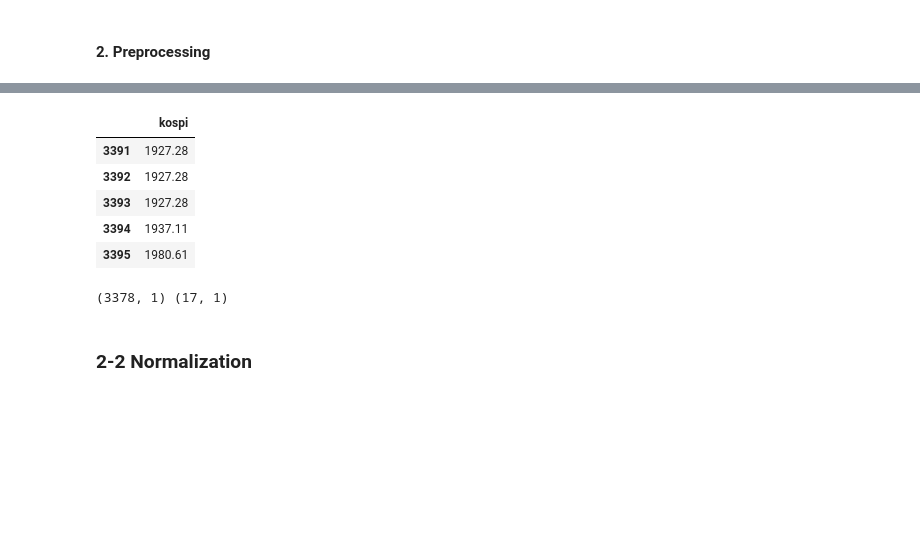
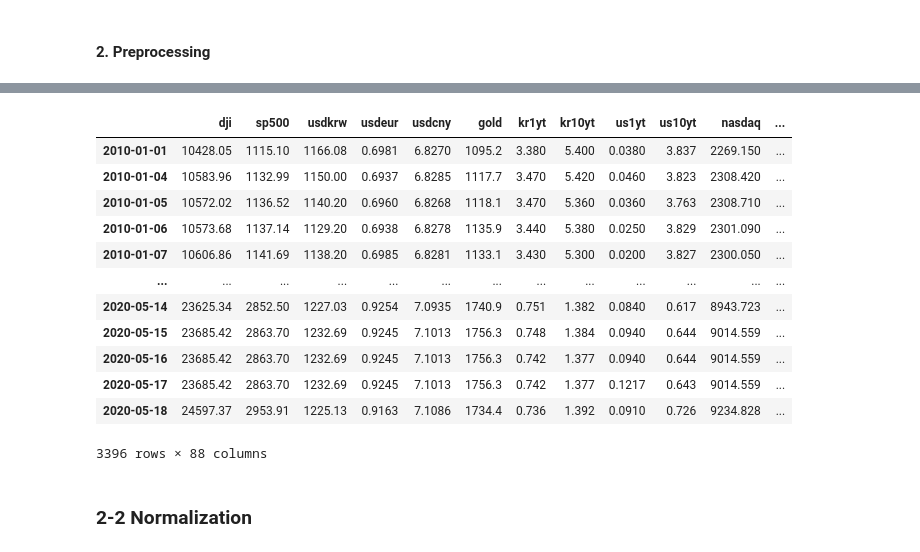
Before and after one commit to YDS-mini15/kospi-price-prediction, a Jupyter notebook: default.ipynb, the cells around one changed output, grey strips where cells are left out. Saved outputs shown, nothing was run; the diff lists cells and outputs as text; code cells hidden in the pictures; blank space fills up the shorter version.

```diff
--- a/default.ipynb
+++ b/default.ipynb
@@ -67,4 +76,8 @@ us10yt_m = pd.DataFrame(data=us10yt.Close.values, columns=['us10yt'], index=us10
 
 nasdaq_m = pd.DataFrame(data=nasdaq.NASDAQCOM.values, columns=['nasdaq'], index=nasdaq.index)
 
-sse_m = pd.DataFrame(data=sse.Close.values, columns=['sse'], index=sse.index)
+samsung_m = pd.DataFrame(data=samsung.Close.values, columns=['samsung'], index=samsung.index)
+skhynix_m = pd.DataFrame(data=skhynix.Close.values, columns=['skhynix'], index=skhynix.index)
+naver_m = pd.DataFrame(data=naver.Close.values, columns=['naver'], index=naver.index)
+kakao_m = pd.DataFrame(data=kakao.Close.values, columns=['kakao'], index=kakao.index)
+celltrion_m = pd.DataFrame(data=celltrion.Close.values, columns=['celltrion'], index=celltrion.index)
@@ -205,13 +277,0 @@ y_train, y_test = truncated_df[['kospi']][1:split_index+1], \
-# %%
-y_test.tail()
-# %% [output]
-|  | kospi |
-| 3391 | 1927.28 |
-| 3392 | 1927.28 |
-| 3393 | 1927.28 |
-| 3394 | 1937.11 |
-| 3395 | 1980.61 |
-# %%
-print(y_train.shape, y_test.shape)
-# %% [output]
-(3378, 1) (17, 1)
@@ -223,2 +286,18 @@ truncated_df.to_excel(file_name)
+# %%
+features
+# %% [output]
+|  | dji | sp500 | usdkrw | usdeur | usdcny | gold | kr1yt | kr10yt | us1yt | us10yt | nasdaq | ... |
+| 2010-01-01 | 10428.05 | 1115.10 | 1166.08 | 0.6981 | 6.8270 | 1095.2 | 3.380 | 5.400 | 0.0380 | 3.837 | 2269.150 | ... |
+| 2010-01-04 | 10583.96 | 1132.99 | 1150.00 | 0.6937 | 6.8285 | 1117.7 | 3.470 | 5.420 | 0.0460 | 3.823 | 2308.420 | ... |
+| 2010-01-05 | 10572.02 | 1136.52 | 1140.20 | 0.6960 | 6.8268 | 1118.1 | 3.470 | 5.360 | 0.0360 | 3.763 | 2308.710 | ... |
+| 2010-01-06 | 10573.68 | 1137.14 | 1129.20 | 0.6938 | 6.8278 | 1135.9 | 3.440 | 5.380 | 0.0250 | 3.829 | 2301.090 | ... |
+| 2010-01-07 | 10606.86 | 1141.69 | 1138.20 | 0.6985 | 6.8281 | 1133.1 | 3.430 | 5.300 | 0.0200 | 3.827 | 2300.050 | ... |
+| ... | ... | ... | ... | ... | ... | ... | ... | ... | ... | ... | ... | ... |
+| 2020-05-14 | 23625.34 | 2852.50 | 1227.03 | 0.9254 | 7.0935 | 1740.9 | 0.751 | 1.382 | 0.0840 | 0.617 | 8943.723 | ... |
+| 2020-05-15 | 23685.42 | 2863.70 | 1232.69 | 0.9245 | 7.1013 | 1756.3 | 0.748 | 1.384 | 0.0940 | 0.644 | 9014.559 | ... |
+| 2020-05-16 | 23685.42 | 2863.70 | 1232.69 | 0.9245 | 7.1013 | 1756.3 | 0.742 | 1.377 | 0.0940 | 0.644 | 9014.559 | ... |
+| 2020-05-17 | 23685.42 | 2863.70 | 1232.69 | 0.9245 | 7.1013 | 1756.3 | 0.742 | 1.377 | 0.1217 | 0.643 | 9014.559 | ... |
+| 2020-05-18 | 24597.37 | 2953.91 | 1225.13 | 0.9163 | 7.1086 | 1734.4 | 0.736 | 1.392 | 0.0910 | 0.726 | 9234.828 | ... |
+3396 rows × 88 columns
 # %% [markdown]
 ### 2-2 Normalization
```
Also changed, not shown: parts of 62 cells of this notebook, 4 other files.
